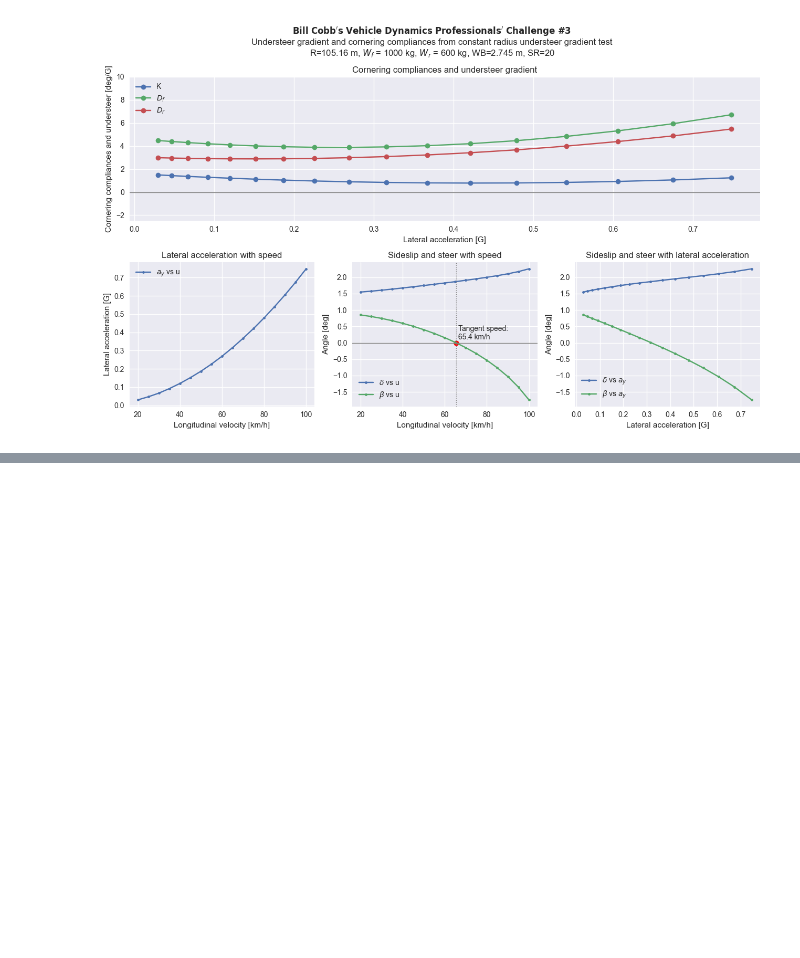
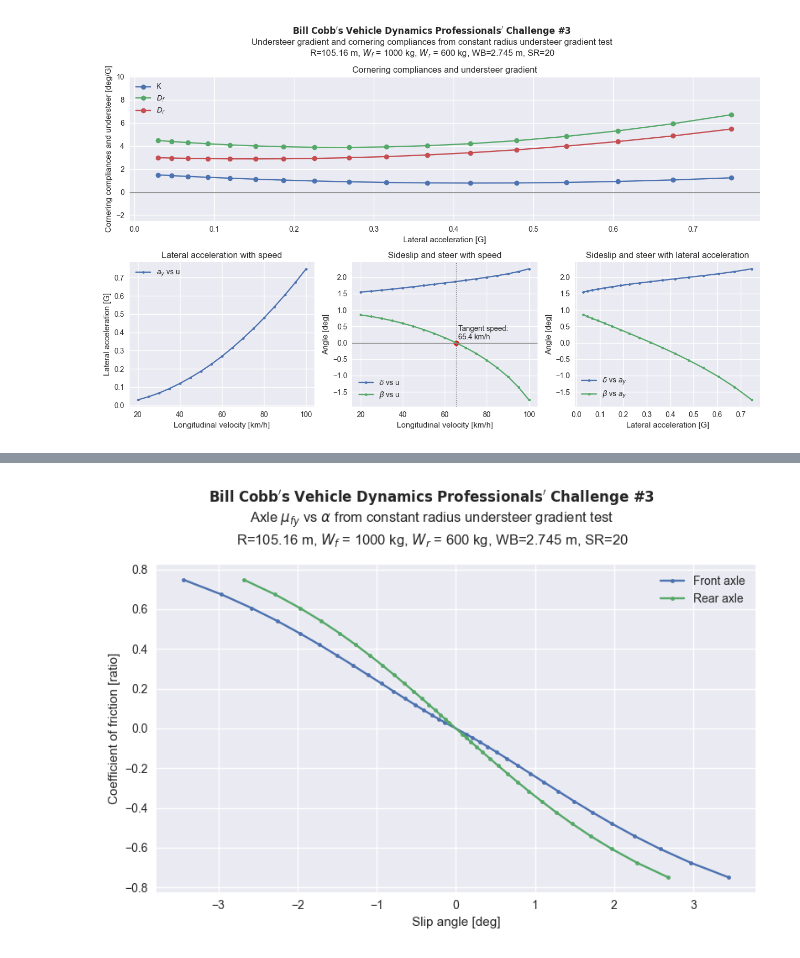
Before and after one commit to kktse/billcobb_challenge_a, a Jupyter notebook: python/challenge_3.ipynb, the cells around one changed output, grey strips where cells are left out. Drawn from its saved outputs; the diff is of its cells as text; code cells hidden in the pictures; blank space fills up the shorter version.

Commit message:
Experimental DFDR to FYSA for challenge 3

```diff
--- a/python/challenge_3.ipynb
+++ b/python/challenge_3.ipynb
@@ -48,6 +52,12 @@ COLUMN_YAWVEL_SI = "YAWVEL, rad/sec"
 COLUMN_DF = "DF, rad/G"
 COLUMN_DR = "DR, rad/G"
 COLUMN_USG = "USG, rad/G"
+
+# Bonus math channels
+COLUMN_AR = "AR, rad"
+COLUMN_AF = "AF, rad"
+COLUMN_FR = "FR, N"
+COLUMN_FF = "FF, N"
 # %% [markdown]
 Define common conversion factors.
 # %%
@@ -429,0 +449,34 @@ plt.show()
+# %%
+sdf = sdf.with_columns(
+    (pl.Series(name=COLUMN_AR, values=sdf[COLUMN_BETA_SI] - sdf[COLUMN_YAWVEL_SI] * VEHICLE_LB / sdf[COLUMN_SPEED_SI])),
+    (pl.Series(name=COLUMN_AF, values=-sdf[COLUMN_DELTA_SI] + sdf[COLUMN_BETA_SI] + sdf[COLUMN_YAWVEL_SI] * VEHICLE_LA / sdf[COLUMN_SPEED_SI])),
+    (pl.Series(name=COLUMN_FR, values=(VEHICLE_LA / VEHICLE_LB) * (VEHICLE_M * sdf[COLUMN_SPEED_SI] * sdf[COLUMN_YAWVEL_SI]) / (1 + VEHICLE_LA / VEHICLE_LB))),
+    (pl.Series(name=COLUMN_FF, values=VEHICLE_M * sdf[COLUMN_SPEED_SI] * sdf[COLUMN_YAWVEL_SI] / (1 + VEHICLE_LA / VEHICLE_LB)))
+)
+
+front_axle = sdf[COLUMN_AF, COLUMN_FF].sort(COLUMN_AF).to_numpy()
+front_axle = np.append(front_axle, -front_axle[::-1], axis=0)
+rear_axle = sdf[COLUMN_AR, COLUMN_FR].sort(COLUMN_AR).to_numpy()
+rear_axle = np.append(rear_axle, -rear_axle[::-1], axis=0)
+
+
+fig, ax = plt.subplots()
+ax.plot(front_axle[:,0] * RAD2DEG, front_axle[:,1] / VEHICLE_WF / STD_G, marker='.', label="Front axle")
+ax.plot(rear_axle[:,0] * RAD2DEG, rear_axle[:,1] / VEHICLE_WR / STD_G, marker='.', label="Rear axle")
+ax.set_xlabel("Slip angle [deg]")
+ax.set_ylabel("Coefficient of friction [ratio]")
+ax.legend()
+
+fig.suptitle(
+    r"$\mathbf{Bill\ Cobb's\ Vehicle\ Dynamics\ Professionals'\ Challenge\ \#3}$"
+    + "\n"
+    + r"Axle $\mu_{fy}$ vs $\alpha$ from constant radius understeer gradient test"
+    + "\n"
+    + f"R={radius:.2f} m, "
+    + r"$W_f$ = 1000 kg, $W_r$ = 600 kg, WB=2.745 m, SR=20"
+)
+
+fig.tight_layout()
+plt.show()
+# %% [output]
+[figure, added]
```
Also changed, not shown: parts of 8 cells of this notebook.
